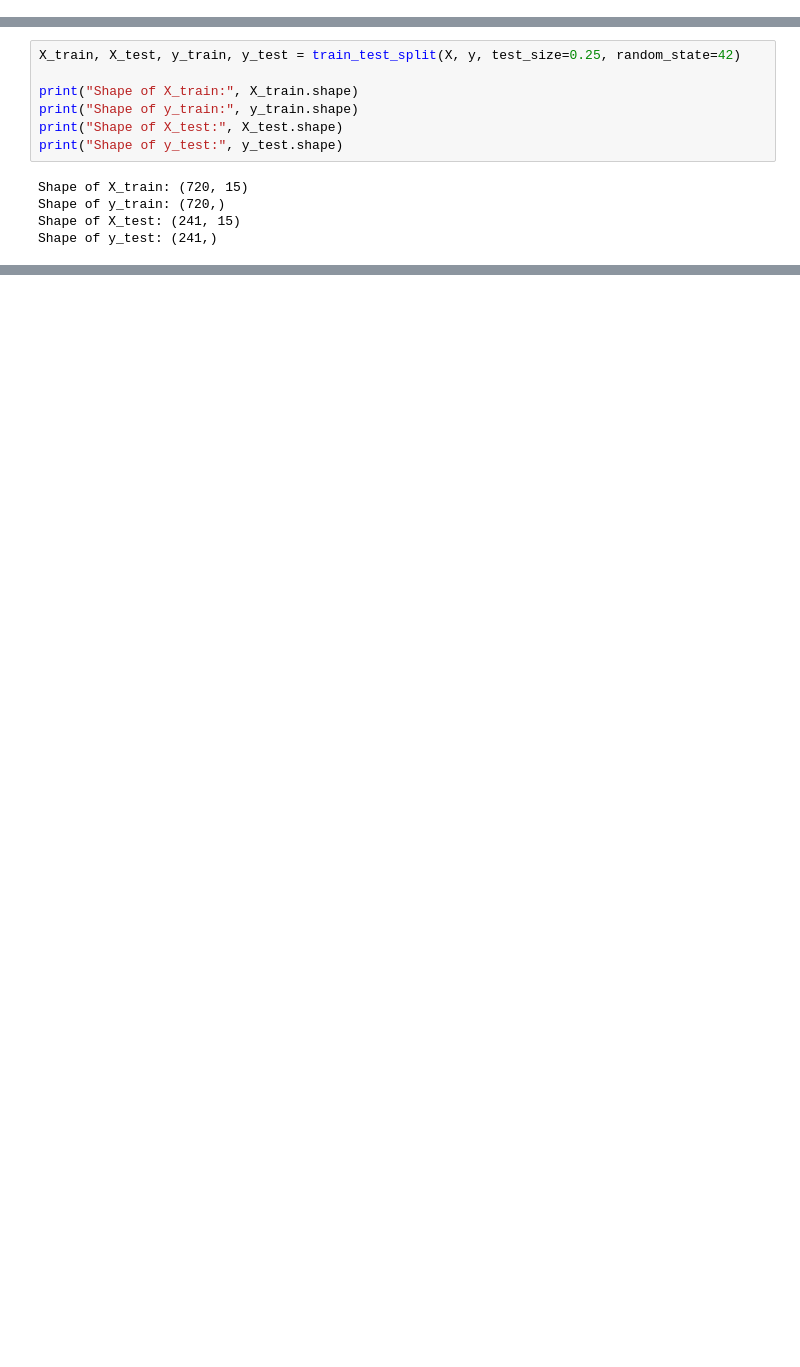
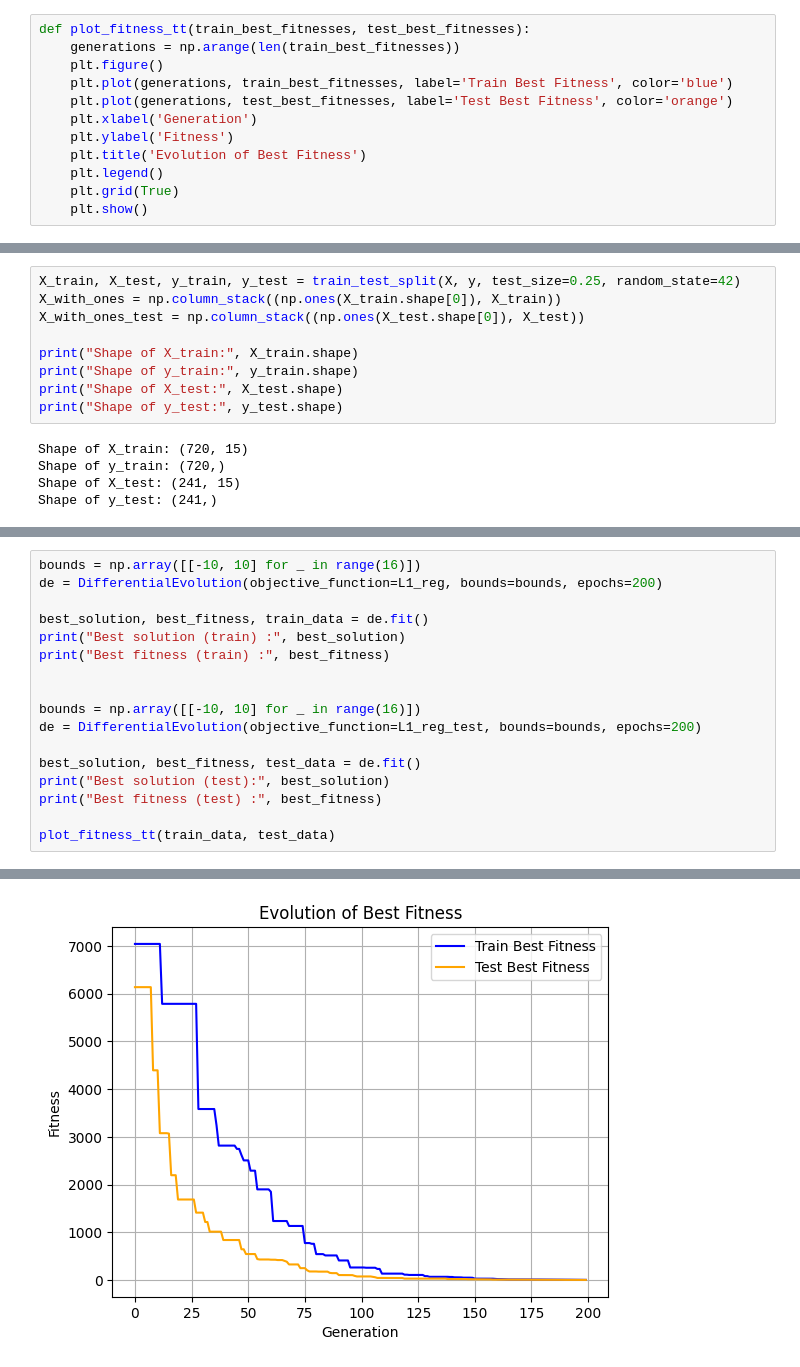
Before and after one commit to nastyabekesheva/SwarmIntelligence, a Jupyter notebook: lab7/main.ipynb, the cells around one changed output, grey strips where cells are left out. Drawn from its saved outputs; the diff is of its cells as text; blank space fills up the shorter version.

```diff
--- a/lab7/main.ipynb
+++ b/lab7/main.ipynb
@@ -17,6 +18,18 @@ def plot_fitness(best_fitnesses):
     plt.legend()
     plt.grid(True)
     plt.show()
+# %%
+def plot_fitness_tt(train_best_fitnesses, test_best_fitnesses):
+    generations = np.arange(len(train_best_fitnesses))
+    plt.figure()
+    plt.plot(generations, train_best_fitnesses, label='Train Best Fitness', color='blue')
+    plt.plot(generations, test_best_fitnesses, label='Test Best Fitness', color='orange')
+    plt.xlabel('Generation')
+    plt.ylabel('Fitness')
+    plt.title('Evolution of Best Fitness')
+    plt.legend()
+    plt.grid(True)
+    plt.show()
 # %%
 wb = openpyxl.load_workbook('TestRegData.xlsx')
 sheet = wb['Var7']
@@ -50,6 +63,8 @@ Shape of X: (961, 15)
 Shape of y: (961,)
 # %%
 X_train, X_test, y_train, y_test = train_test_split(X, y, test_size=0.25, random_state=42)
+X_with_ones = np.column_stack((np.ones(X_train.shape[0]), X_train))
+X_with_ones_test = np.column_stack((np.ones(X_test.shape[0]), X_test))
 
 print("Shape of X_train:", X_train.shape)
 print("Shape of y_train:", y_train.shape)
@@ -237,0 +128,18 @@ Best fitness: 2849.4460536334846
+# %%
+bounds = np.array([[-10, 10] for _ in range(16)])
+de = DifferentialEvolution(objective_function=L1_reg, bounds=bounds, epochs=200)
+
+best_solution, best_fitness, train_data = de.fit()
+print("Best solution (train) :", best_solution)
+print("Best fitness (train) :", best_fitness)
+
+
+bounds = np.array([[-10, 10] for _ in range(16)])
+de = DifferentialEvolution(objective_function=L1_reg_test, bounds=bounds, epochs=200)
+
+best_solution, best_fitness, test_data = de.fit()
+print("Best solution (test):", best_solution)
+print("Best fitness (test) :", best_fitness)
+
+plot_fitness_tt(train_data, test_data)
+# %% [output]
@@ -237,0 +154 @@ Best fitness: 2849.4460536334846
+[figure, added]
```
Also changed, not shown: parts of 24 cells of this notebook.
